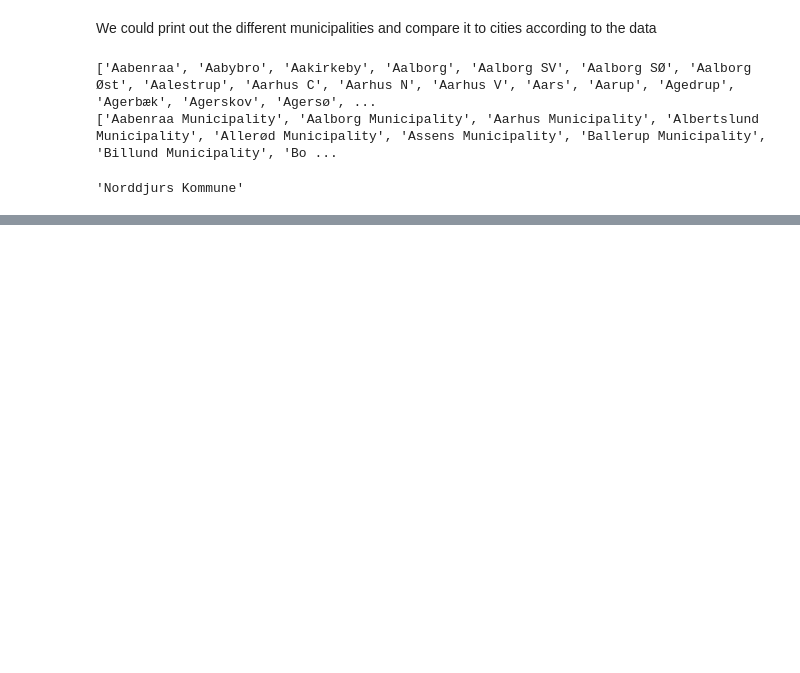
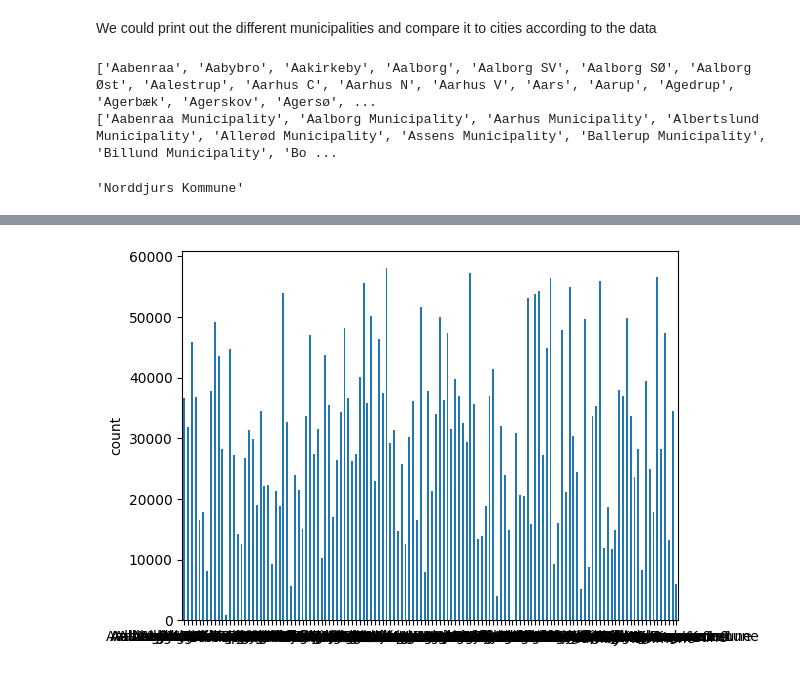
Before and after one commit to csiztom/dl-geolocation-vit, a Jupyter notebook: geo-data-setup.ipynb, the cells around one changed output, grey strips where cells are left out. Cells and saved outputs as stored; diff of their text form; code cells hidden in the pictures; blank space fills up the shorter version.

```diff
--- a/geo-data-setup.ipynb
+++ b/geo-data-setup.ipynb
@@ -102 +96,26 @@ with open("data/sample.json", "w") as outfile:
     outfile.write(json_object)
+# %%
+import numpy as np
+from sklearn.cluster import KMeans
+
+n = 130
+i = len(municipalities)
+np_municipalities = np.array(municipalities_mapped, dtype='<U256')
+cluster_centers = []
+unique, counts = np.unique(np_municipalities, return_counts=True)
+while (i < n):
+    index = np.argmax(counts)
+    densest = unique[index]
+    print(densest)
+    densest_indices = np.array(addresses['features'])[np_municipalities == densest]
+    densest_coordinates = list(map(lambda x: x['geometry']['coordinates'], densest_indices))
+    kmeans = KMeans(n_clusters=2, random_state=0, n_init='auto').fit(densest_coordinates)
+    cluster_centers.append(kmeans.cluster_centers_)
+    new_clusters = list(map(lambda x: densest + str(x), kmeans.labels_))
+    np_municipalities[np_municipalities == densest] = new_clusters
+    i = i + 1
+    unique = np.delete(unique, index)
+    counts = np.delete(counts, index)
+    new_unique, new_counts = np.unique(new_clusters, return_counts=True)
+    unique = np.append(unique, new_unique)
+    counts = np.append(counts, new_counts)
@@ -102,0 +140,11 @@ with open("data/sample.json", "w") as outfile:
+# %%
+import matplotlib.pyplot as plt
+import pandas as pd
+
+df = pd.Series(np_municipalities)
+
+
+df.value_counts().sort_index().plot(kind='bar', rot=0, ylabel='count')
+plt.show()
+# %% [output]
+[figure, added]
```
Also changed, not shown: parts of 7 cells of this notebook, 1 other file.
